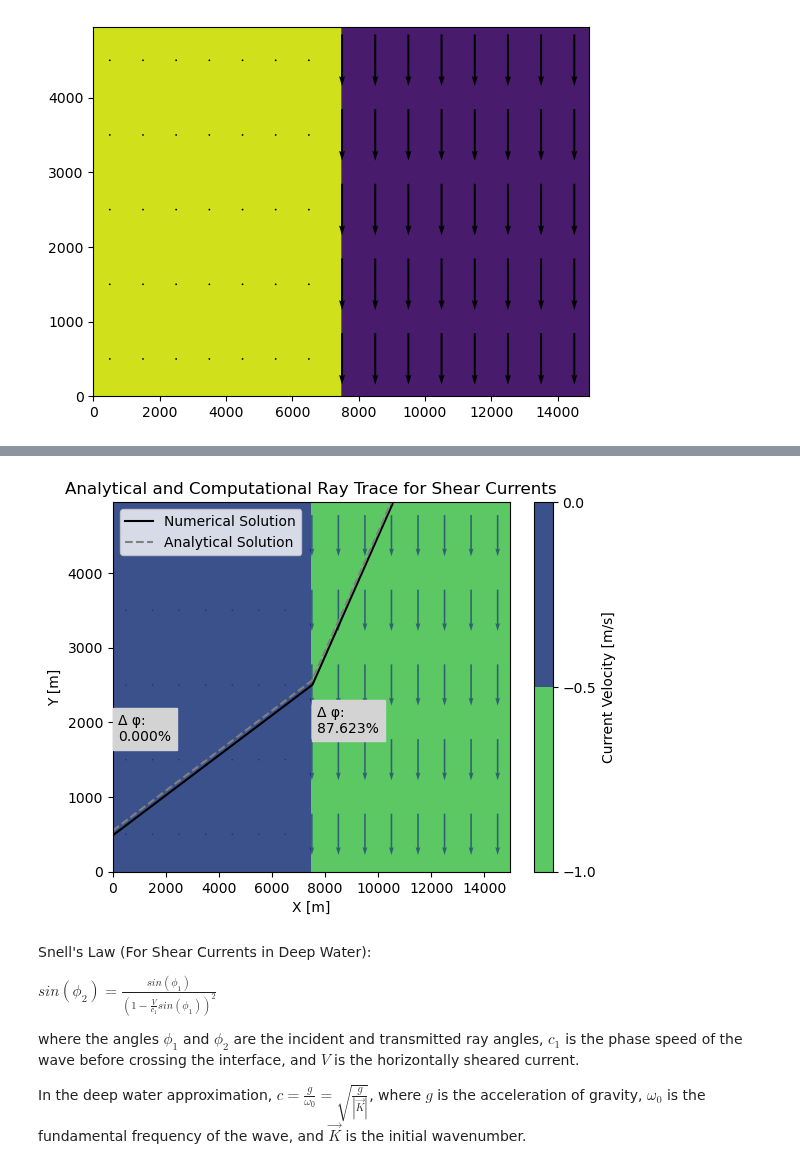
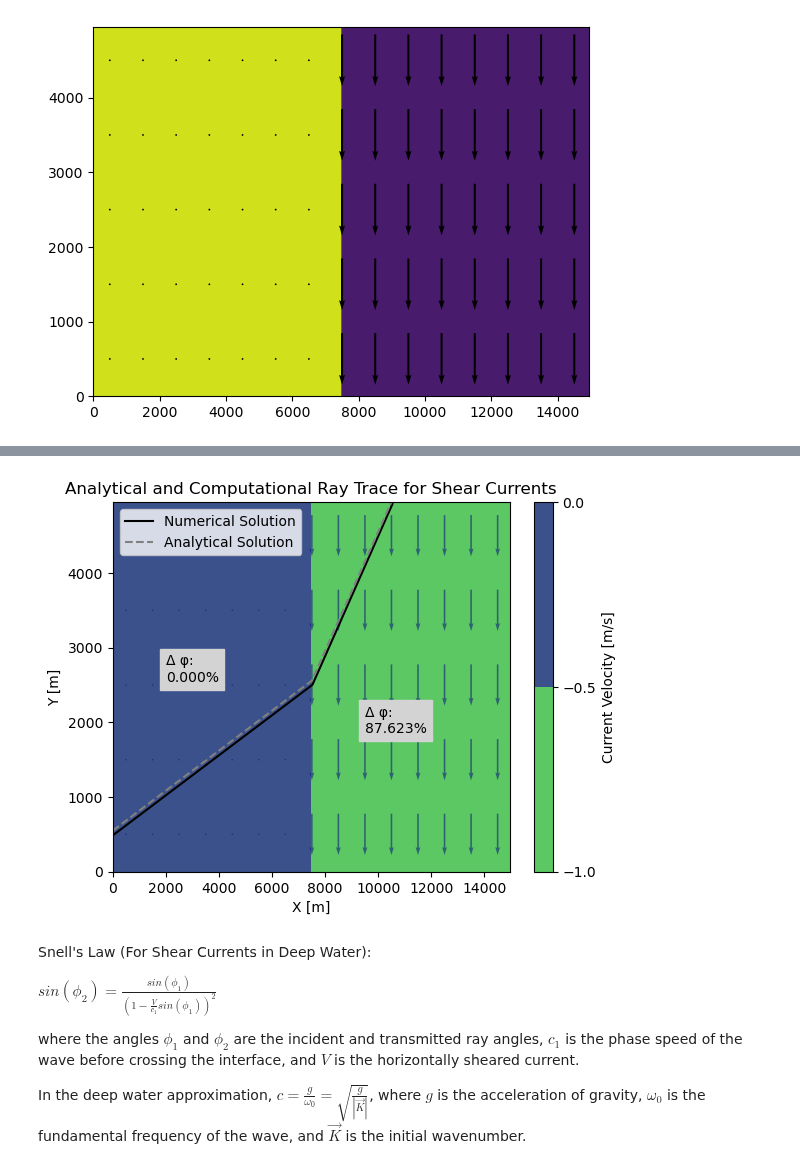
Before and after one commit to mines-oceanography/mantaray, a Jupyter notebook: notebooks/theoretical_comparison/snells_law_verification.ipynb, the cells around one changed output, grey strips where cells are left out. Drawn from its saved outputs; the diff is of its cells as text; code cells hidden in the pictures.

```diff
--- a/notebooks/theoretical_comparison/snells_law_verification.ipynb
+++ b/notebooks/theoretical_comparison/snells_law_verification.ipynb
@@ -233,24 +223,24 @@ Ray Trace Angle Percent Difference from Theory: [2.12036979e-14 8.76227083e+01]
 # %%
 # Plot the Ray Comparisons
 fig, ax = plt.subplots()
 contours = ax.contourf(xxs, yys, currents, cmap='viridis_r', levels=np.arange(-1, 0.1, 0.5))
 ax.quiver(xxs[10::20,10::20], yys[10::20,10::20], np.zeros_like(currents)[10::20,10::20], currents[10::20,10::20], color='navy',
           pivot='middle', width=0.004, alpha=0.5)
 ax.autoscale(False)
 ax.plot(ray_evolution.x, ray_evolution.y, marker='', linestyle='solid', color='black', label='Numerical Solution')
 ax.plot(xs_analytical, ys_analytical, marker='', linestyle='dashed', color='grey', label='Analytical Solution')
 for i, pcent_diff in enumerate(phi_diffs_percent):
     if i == 0:
-        ax.text(x=shelf_starts[i] + 200, y=ys_analytical[i]+1200, s='Δ φ: \n' + "{0:1.3f}".format(pcent_diff) + '%', backgroundcolor='lightgrey')
+        ax.text(x=shelf_starts[i] + 2000, y=ys_analytical[i]+2000, s='Δ φ: \n' + "{0:1.3f}".format(pcent_diff) + '%', backgroundcolor='lightgrey')
         continue
-    ax.text(x=shelf_starts[i] + 200, y=ys_analytical[i]-700, s='Δ φ: \n' + "{0:1.3f}".format(pcent_diff) + '%', backgroundcolor='lightgrey')
+    ax.text(x=shelf_starts[i] + 2000, y=ys_analytical[i]-700, s='Δ φ: \n' + "{0:1.3f}".format(pcent_diff) + '%', backgroundcolor='lightgrey')
 ax.legend()
 ax.set_title(label='Analytical and Computational Ray Trace for Shear Currents')
 ax.set_xlabel(xlabel='X [m]')
 ax.set_ylabel(ylabel='Y [m]')
 cax = fig.colorbar(contours, label='Current Velocity [m/s]')
 # %% [output]
-[figure, old version]
+[figure, new version]
 # %% [markdown]
 Snell's Law (For Shear Currents in Deep Water):
 
```
Also changed, not shown: parts of 10 cells of this notebook.
